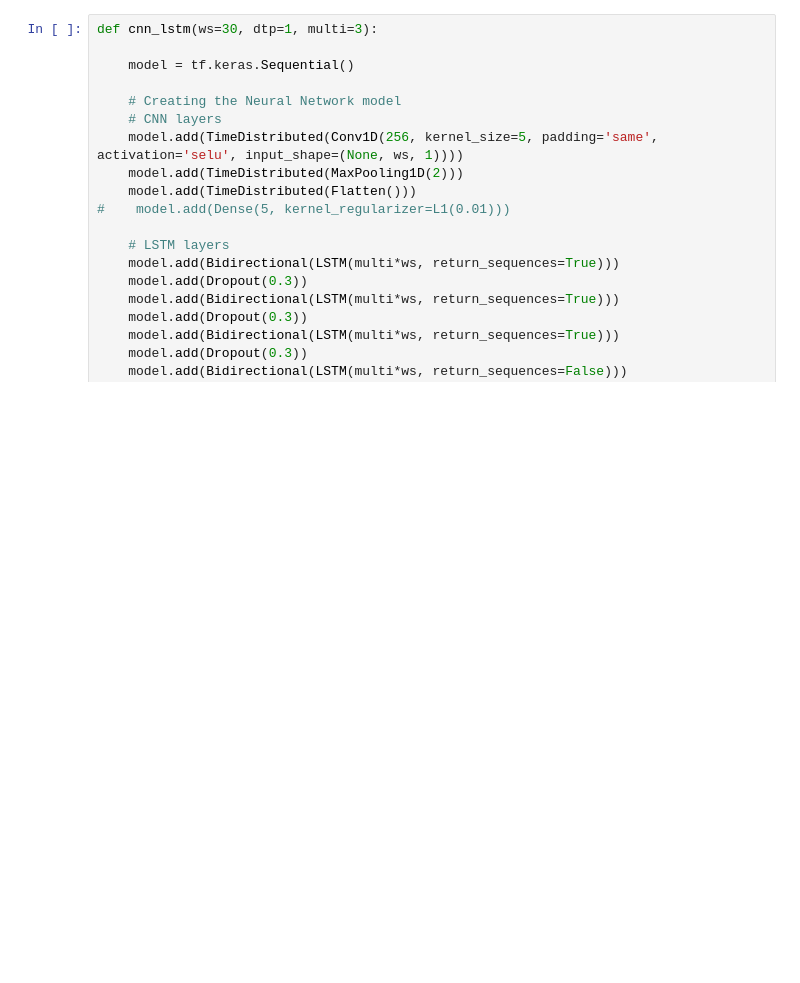
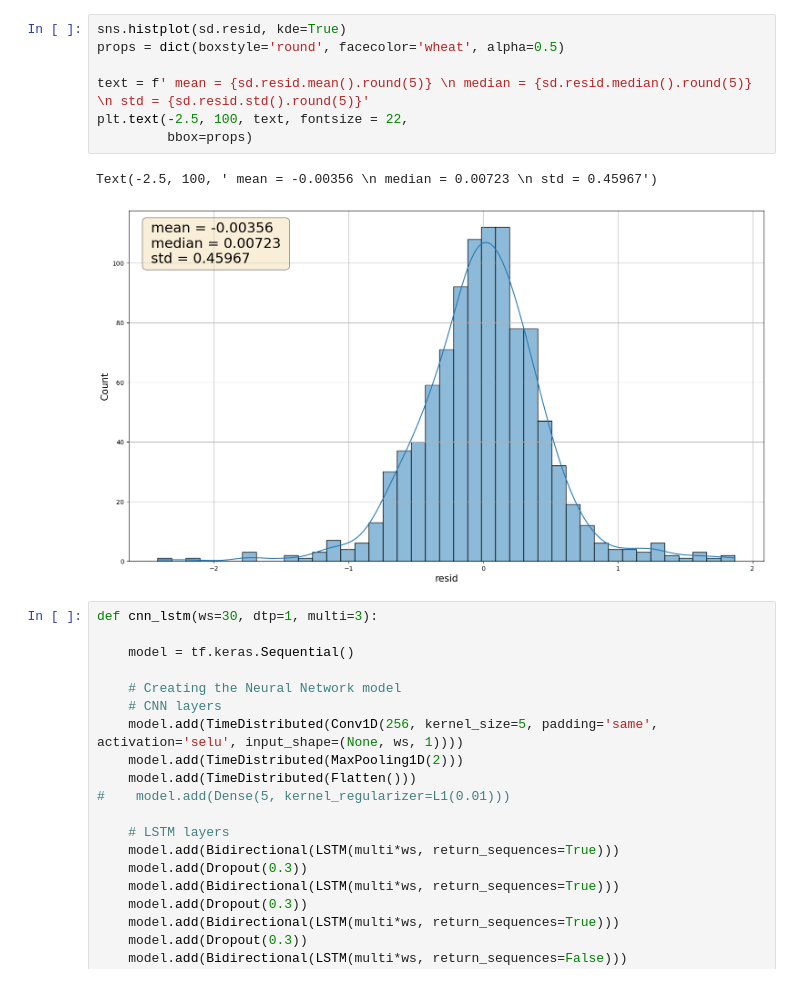
Before and after one commit to NicoGiamm/MachineLearning-DataScience_smallprojects, a Jupyter notebook: Stock Forecast Full project/Unicredit_test.ipynb, the cells around one changed output. Cells and saved outputs as stored; diff of their text form; blank space fills up the shorter version.

```diff
--- a/Stock Forecast Full project/Unicredit_test.ipynb
+++ b/Stock Forecast Full project/Unicredit_test.ipynb
@@ -74,3 +75,13 @@ sd.plot()
+# %%
+sns.histplot(sd.resid, kde=True)
+props = dict(boxstyle='round', facecolor='wheat', alpha=0.5)
+
+text = f' mean = {sd.resid.mean().round(5)} \n median = {sd.resid.median().round(5)} \n std = {sd.resid.std().round(5)}'
+plt.text(-2.5, 100, text, fontsize = 22,
+         bbox=props)
+# %% [output]
+Text(-2.5, 100, ' mean = -0.00356 \n median = 0.00723 \n std = 0.45967')
+[figure, added]
 # %%
 def cnn_lstm(ws=30, dtp=1, multi=3):
 
```
Also changed, not shown: parts of 11 cells of this notebook, 1 other file.
